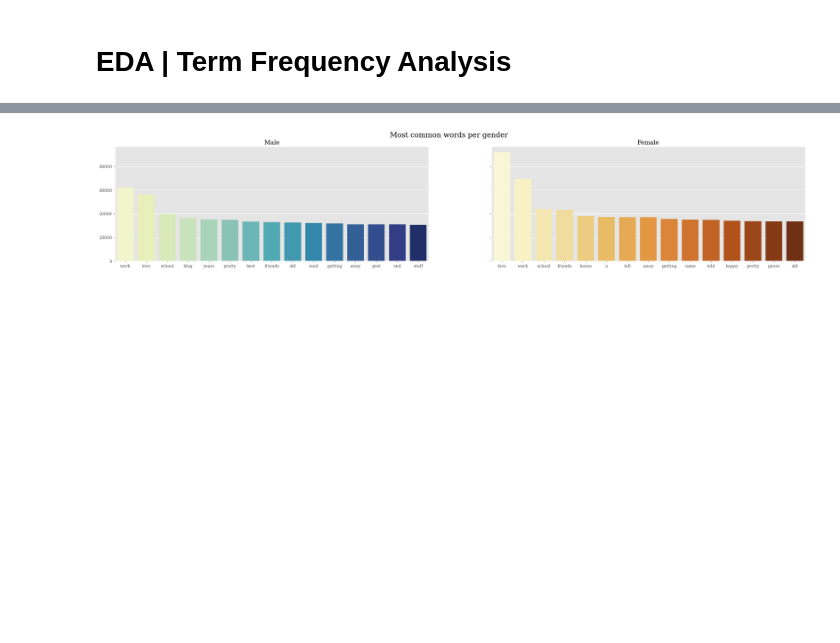
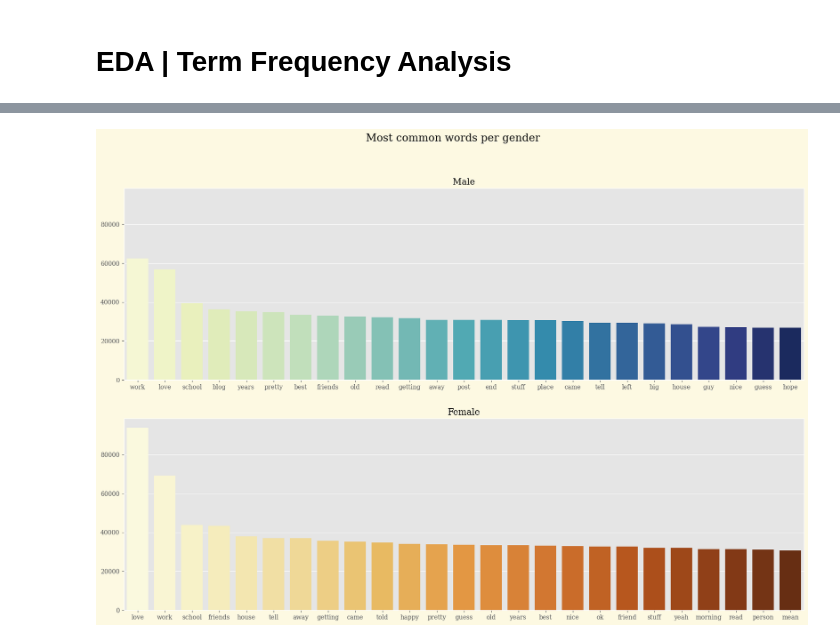
Before and after one commit to simonefacchiano/SL-Final-Project, a Jupyter notebook: preprocessing_and_eda.ipynb, the cells around one changed output, grey strips where cells are left out. Saved outputs shown, nothing was run; the diff lists cells and outputs as text; code cells hidden in the pictures; blank space fills up the shorter version.

```diff
--- a/preprocessing_and_eda.ipynb
+++ b/preprocessing_and_eda.ipynb
@@ -315,7 +316,7 @@ def save_object(obj, filename):
 # %% [markdown]
 From now on, we will read this pickle object instead of running the whole code again
 # %%
-train = pd.read_pickle('train_features_paper.pkl')
+train = pd.read_pickle('train_clean_2.pkl')
 # %%
 train.head(5)
 # %% [output]
@@ -330,8 +330,8 @@ train.head(5)
 # EDA | Term Frequency Analysis
 # %%
 def most_common_words(train):
-    corpus = [word for i in train["clean_post"].str.split().values.tolist() for word in i]
-    most_common = FreqDist(corpus).most_common(15)
+    corpus = [word for i in train["post"].str.split().values.tolist() for word in i]
+    most_common = FreqDist(corpus).most_common()
     words, frequency = [], []
     for word, count in most_common:
         words.append(word)
@@ -364,9 +366,9 @@ plt.savefig("plots/mostCommon_age.png")
 # %%
-fig,axes = plt.subplots(1,2, sharey=True, figsize=(30,5))
-plot_0 = sns.barplot(x = words_m, y = frequency_m, ax=axes[0], palette='YlGnBu').set(title="Male")# ,yticklabels = (['0','25k','50k','75k','100k','125k','150k','175k','200k']))
-plot_1 = sns.barplot(x = words_f, y = frequency_f, ax=axes[1], palette='YlOrBr').set(title="Female")
+fig,axes = plt.subplots(2,1, sharey=True, figsize=(20,12.5),facecolor='#FDF9E2')
+plot_0 = sns.barplot(x = words_m[:25], y = frequency_m[:25], ax=axes[0], palette='YlGnBu').set(title="Male")# ,yticklabels = (['0','25k','50k','75k','100k','125k','150k','175k','200k']))
+plot_1 = sns.barplot(x = words_f[:25], y = frequency_f[:25], ax=axes[1], palette='YlOrBr').set(title="Female")
 fig.suptitle("Most common words per gender",fontsize = "xx-large")
 plt.tight_layout
-plt.savefig("plots/mostCommon_gender.png")
+plt.savefig("plots/PP_mostCommon_gender.png")
 # %% [output]
-[figure, old version]
+[figure, new version]
```
Also changed, not shown: parts of 38 cells of this notebook, 7 other files.
